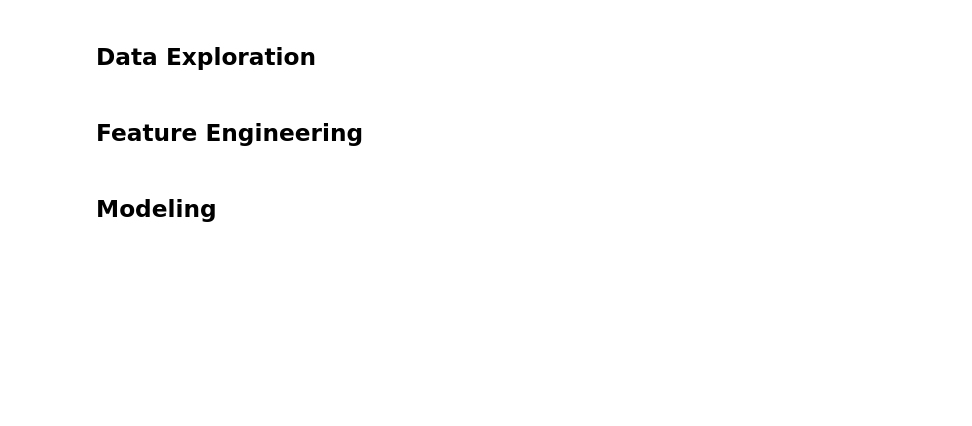
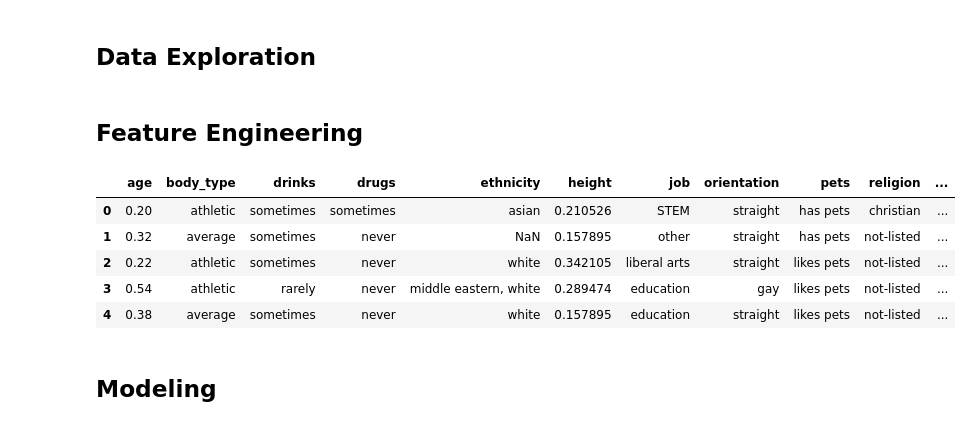
Before and after one commit to patelojas/OKCupid_Data_Mining, a Jupyter notebook: OKCupid.ipynb, the cells around one changed output. Drawn from its saved outputs; the diff is of its cells as text; code cells hidden in the pictures; blank space fills up the shorter version.

Commit message:
Finished data prep and normalize columns

```diff
--- a/OKCupid.ipynb
+++ b/OKCupid.ipynb
@@ -204,6 +213,18 @@ Name: drinks, dtype: int64
 # as the values are categorical, the mode is 'socially' and makes up about 70% of the total data, so we will fill all
 # NaNs with 'socially'
 
+# Narrowed down the categories to sometimes, often, and rarely because some of them were redundant
+
+drinks_dictionary = {
+    'socially': 'sometimes',
+    'often': 'often',
+    'rarely': 'rarely',
+    'not at all': 'rarely',
+    'desperately': 'often',
+    'very often': 'often'
+}
+
 data['drinks'] = data['drinks'].fillna('socially')
+data['drinks'] = data['drinks'].replace(drinks_dictionary)
 data['drinks'].value_counts()
 # %% [output]
@@ -278,8 +315,8 @@ job_dictionary = {
     'construction / craftsmanship': 'STEM',
     'rather not say': 'other',
     'transportation': 'STEM',
-    'unemployed': 'unemployed',
-    'retired': 'retired',
+    'unemployed': 'not working',
+    'retired': 'not working',
     'military': 'military'
 }
 
@@ -377,15 +413,15 @@ religion_dictionary = {
     "atheism": "atheist",
     "other and laughing about it": "not-listed",
     "christianity": "christian",
-    "catholicism but not too serious about it": "catholic",
+    "catholicism but not too serious about it": "christian",
     "atheism and laughing about it": "atheist",
     "christianity but not too serious about it": "christian",
     "atheism but not too serious about it": "atheist",
     "other but not too serious about it": "not-listed",
     "judaism but not too serious about it": "jewish",
-    "catholicism": "catholic",
+    "catholicism": "christian",
     "other and somewhat serious about it": "not-listed",
-    "catholicism and laughing about it": "catholic",
+    "catholicism and laughing about it": "christian",
     "christianity and somewhat serious about it": "christian",
     "atheism and somewhat serious about it": "atheist",
     "buddhism and laughing about it": "buddhist",
@@ -393,7 +429,7 @@ religion_dictionary = {
     "judaism and laughing about it": "jewish",
     "judaism": "jewish",
     "atheism and very serious about it": "atheist",
-    "catholicism and somewhat serious about it": "catholic",
+    "catholicism and somewhat serious about it": "christian",
     "buddhism but not too serious about it": "buddhist",
     "buddhism": "buddhist",
     "christianity and very serious about it": "christian",
@@ -403,7 +439,7 @@ religion_dictionary = {
     "buddhism and somewhat serious about it": "buddhist",
     "hinduism but not too serious about it": "hindu",
     "judaism and somewhat serious about it": "jewish",
-    "catholicism and very serious about it": "catholic",
+    "catholicism and very serious about it": "christian",
     "hinduism and somewhat serious about it": "hindu",
     "buddhism and very serious about it": "buddhist",
     "hinduism": "hindu",
@@ -460,3 +500,24 @@ as an outlier as it can't be plotted in an n-dimensional plot.
+# %%
+# we can normalize the age and height
+
+# normalize age
+max_age = max(data['age'])
+min_age = min(data['age'])
+data['age'] = (data['age'] - min_age) / (max_age - min_age)
+
+# normalize height
+max_height = max(data['height'])
+min_height = min(data['height'])
+data['height'] = (data['height'] - min_height) / (max_height - min_height)
+
+data.head()
+# %% [output]
+|  | age | body_type | drinks | drugs | ethnicity | height | job | orientation | pets | religion | ... |
+| 0 | 0.20 | athletic | sometimes | sometimes | asian | 0.210526 | STEM | straight | has pets | christian | ... |
+| 1 | 0.32 | average | sometimes | never | NaN | 0.157895 | other | straight | has pets | not-listed | ... |
+| 2 | 0.22 | athletic | sometimes | never | white | 0.342105 | liberal arts | straight | likes pets | not-listed | ... |
+| 3 | 0.54 | athletic | rarely | never | middle eastern, white | 0.289474 | education | gay | likes pets | not-listed | ... |
+| 4 | 0.38 | average | sometimes | never | white | 0.157895 | education | straight | likes pets | not-listed | ... |
 # %% [markdown]
 ## Modeling
 # %% [markdown]
```
Also changed, not shown: parts of 8 cells of this notebook.
